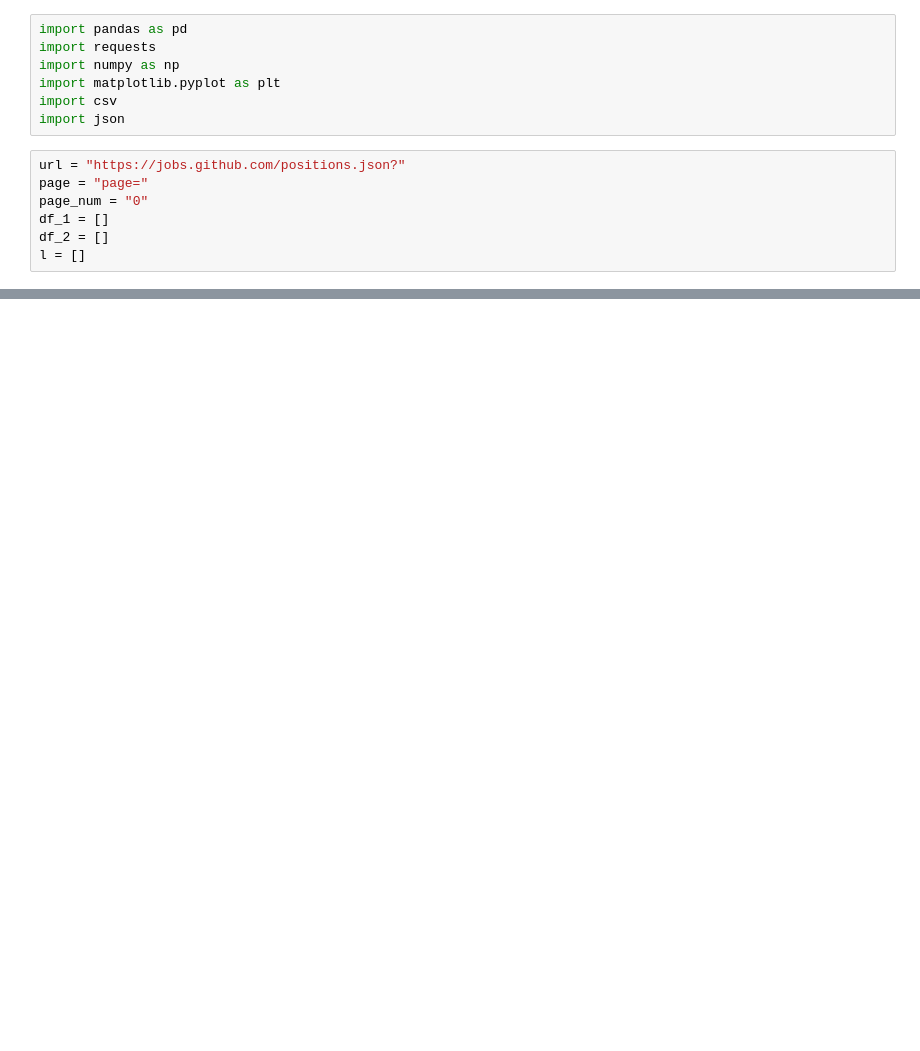
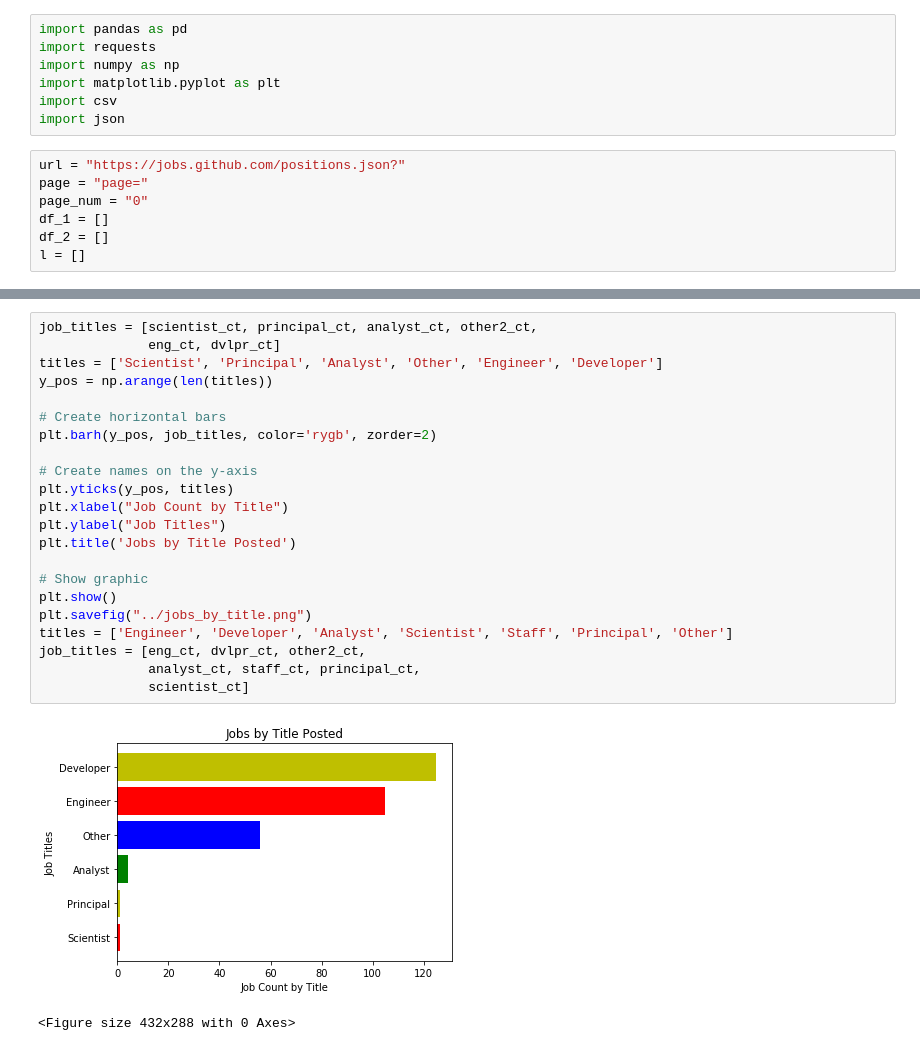
Before and after one commit to brian1581/Project1, a Jupyter notebook: base_file.ipynb, the cells around one changed output, grey strips where cells are left out. Saved outputs shown, nothing was run; the diff lists cells and outputs as text; blank space fills up the shorter version.

```diff
--- a/base_file.ipynb
+++ b/base_file.ipynb
@@ -215,3 +351,28 @@ title_df
+# %%
+job_titles = [scientist_ct, principal_ct, analyst_ct, other2_ct,
+              eng_ct, dvlpr_ct]
+titles = ['Scientist', 'Principal', 'Analyst', 'Other', 'Engineer', 'Developer']
+y_pos = np.arange(len(titles))
+
+# Create horizontal bars
+plt.barh(y_pos, job_titles, color='rygb', zorder=2)
+
+# Create names on the y-axis
+plt.yticks(y_pos, titles)
+plt.xlabel("Job Count by Title")
+plt.ylabel("Job Titles")
+plt.title('Jobs by Title Posted')
+
+# Show graphic
+plt.show()
+plt.savefig("../jobs_by_title.png")
+titles = ['Engineer', 'Developer', 'Analyst', 'Scientist', 'Staff', 'Principal', 'Other']
+job_titles = [eng_ct, dvlpr_ct, other2_ct,
+              analyst_ct, staff_ct, principal_ct,
+              scientist_ct]
+# %% [output]
+[figure, added]
+<Figure size 432x288 with 0 Axes>
 # %%
 # Degree Preference
 
```
Also changed, not shown: parts of 22 cells of this notebook.
